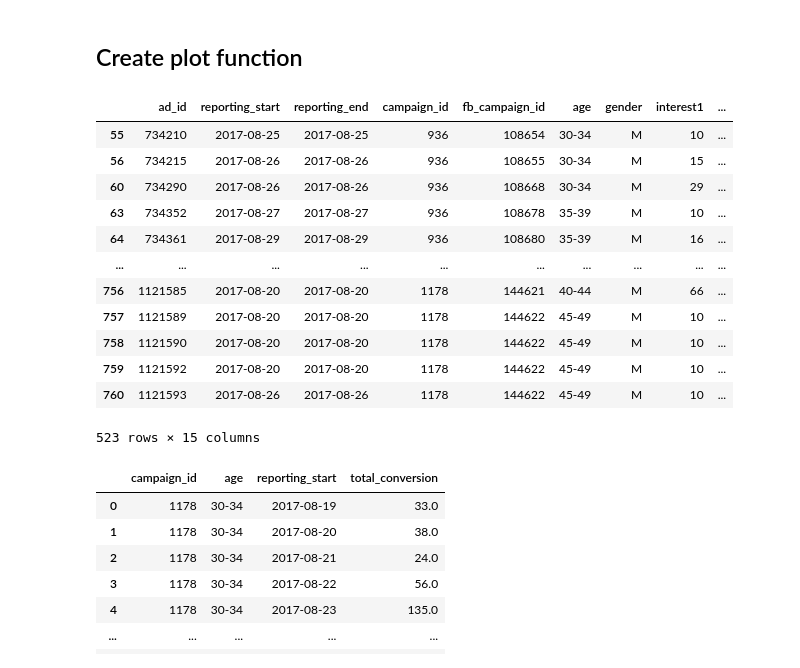
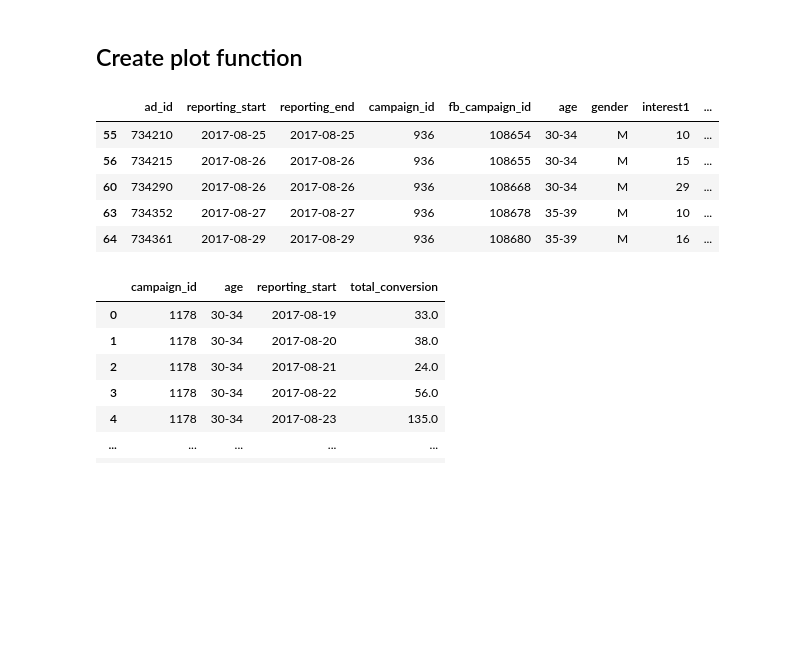
Before and after one commit to reyvb24/capstone_project, a Jupyter notebook: fire-capstone-master/data_extract.ipynb, the cells around one changed output. Saved outputs shown, nothing was run; the diff lists cells and outputs as text; code cells hidden in the pictures; blank space fills up the shorter version.

```diff
--- a/fire-capstone-master/data_extract.ipynb
+++ b/fire-capstone-master/data_extract.ipynb
@@ -126,21 +127,14 @@ fb = pd.read_csv('data_input/data.csv', parse_dates=[1,2])
 campaigns = fb[fb['campaign_id'].isin(['936', '1178'])]
 campaigns = campaigns[campaigns.spent > 0]
 # %%
-campaigns
+campaigns.head()
 # %% [output]
 |  | ad_id | reporting_start | reporting_end | campaign_id | fb_campaign_id | age | gender | interest1 | ... |
 | 55 | 734210 | 2017-08-25 | 2017-08-25 | 936 | 108654 | 30-34 | M | 10 | ... |
 | 56 | 734215 | 2017-08-26 | 2017-08-26 | 936 | 108655 | 30-34 | M | 15 | ... |
 | 60 | 734290 | 2017-08-26 | 2017-08-26 | 936 | 108668 | 30-34 | M | 29 | ... |
 | 63 | 734352 | 2017-08-27 | 2017-08-27 | 936 | 108678 | 35-39 | M | 10 | ... |
 | 64 | 734361 | 2017-08-29 | 2017-08-29 | 936 | 108680 | 35-39 | M | 16 | ... |
-| ... | ... | ... | ... | ... | ... | ... | ... | ... | ... |
-| 756 | 1121585 | 2017-08-20 | 2017-08-20 | 1178 | 144621 | 40-44 | M | 66 | ... |
-| 757 | 1121589 | 2017-08-20 | 2017-08-20 | 1178 | 144622 | 45-49 | M | 10 | ... |
-| 758 | 1121590 | 2017-08-20 | 2017-08-20 | 1178 | 144622 | 45-49 | M | 10 | ... |
-| 759 | 1121592 | 2017-08-20 | 2017-08-20 | 1178 | 144622 | 45-49 | M | 10 | ... |
-| 760 | 1121593 | 2017-08-26 | 2017-08-26 | 1178 | 144622 | 45-49 | M | 10 | ... |
-523 rows × 15 columns
 # %%
 campaigns['reporting_start'] = pd.to_datetime(campaigns['reporting_start'])
 grouped = campaigns.groupby(by=['campaign_id', 'age', 'reporting_start'], as_index=False)['total_conversion'].sum()
```
Also changed, not shown: parts of 6 cells of this notebook, 4 other files.
